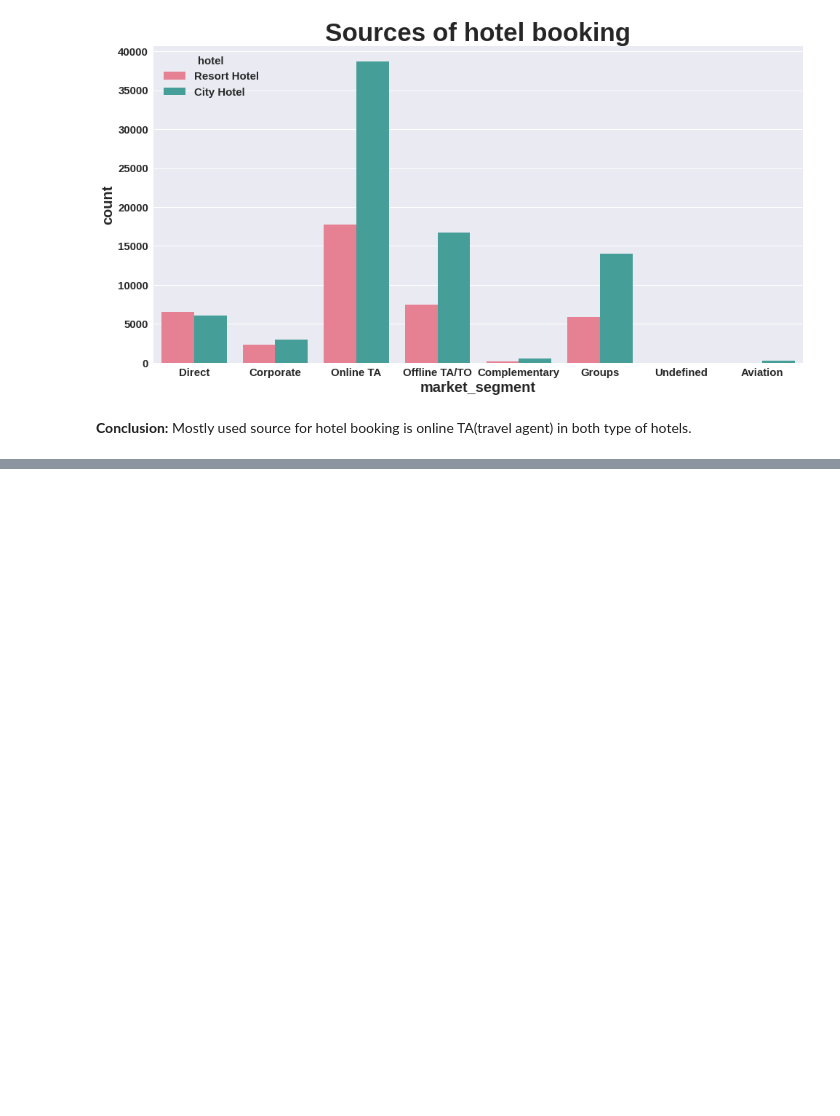
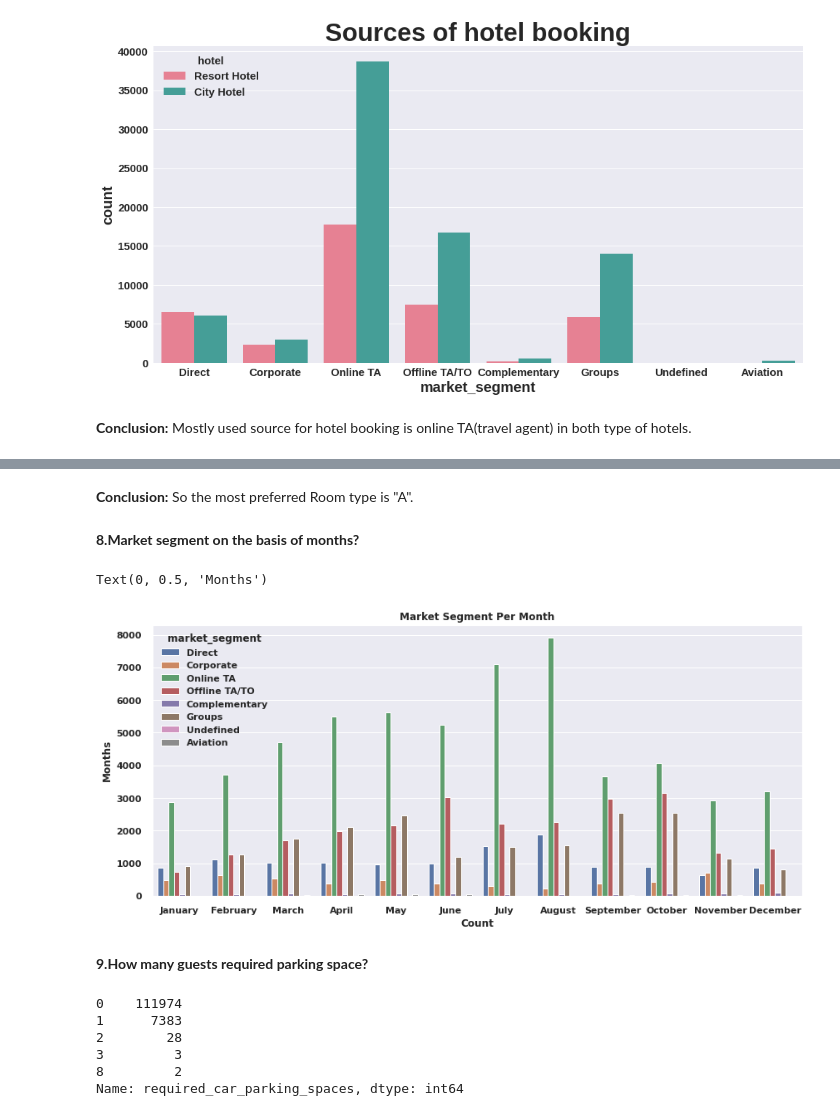
Before and after one commit to priyabodke41/Hotel-booking-analysis, a Jupyter notebook: Hotel_Booking_Analysis_Capstone_Project.ipynb, the cells around one changed output, grey strips where cells are left out. Drawn from its saved outputs; the diff is of its cells as text; code cells hidden in the pictures; blank space fills up the shorter version.

```diff
--- a/Hotel_Booking_Analysis_Capstone_Project.ipynb
+++ b/Hotel_Booking_Analysis_Capstone_Project.ipynb
@@ -333,0 +349,14 @@ Name: market_segment, dtype: int64
+# %% [markdown]
+**Conclusion:** So the most preferred Room type is "A".
+# %% [markdown]
+**8.Market segment on the basis of months?**
+# %%
+plt.figure(figsize=(14,6))
+order = ['January', 'February', 'March', 'April', 'May', 'June', 'July', 'August', 'September', 'October', 'November', 'December']
+graph = sns.countplot('arrival_date_month', hue='market_segment', data=hoteldf, order=order)
+plt.title('Market Segment Per Month')
+plt.xlabel('Count')
+plt.ylabel('Months')
+# %% [output]
+Text(0, 0.5, 'Months')
+[figure, added]
@@ -333,0 +365,11 @@ Name: market_segment, dtype: int64
+# %% [markdown]
+**9.How many guests required parking space?**
+# %%
+hoteldf.required_car_parking_spaces.value_counts()
+# %% [output]
+0    111974
+1      7383
+2        28
+3         3
+8         2
+Name: required_car_parking_spaces, dtype: int64
```
Also changed, not shown: parts of 6 cells of this notebook.
